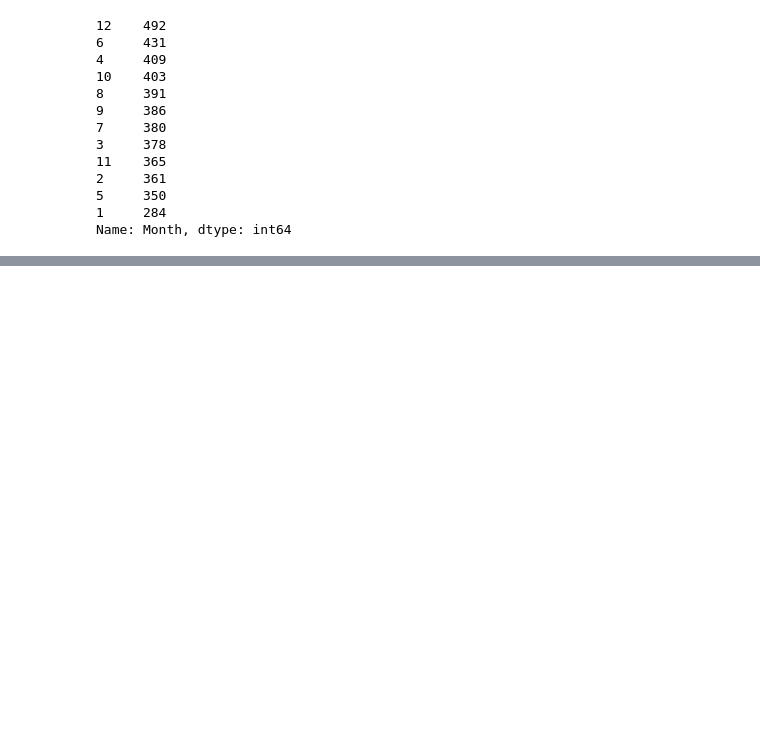
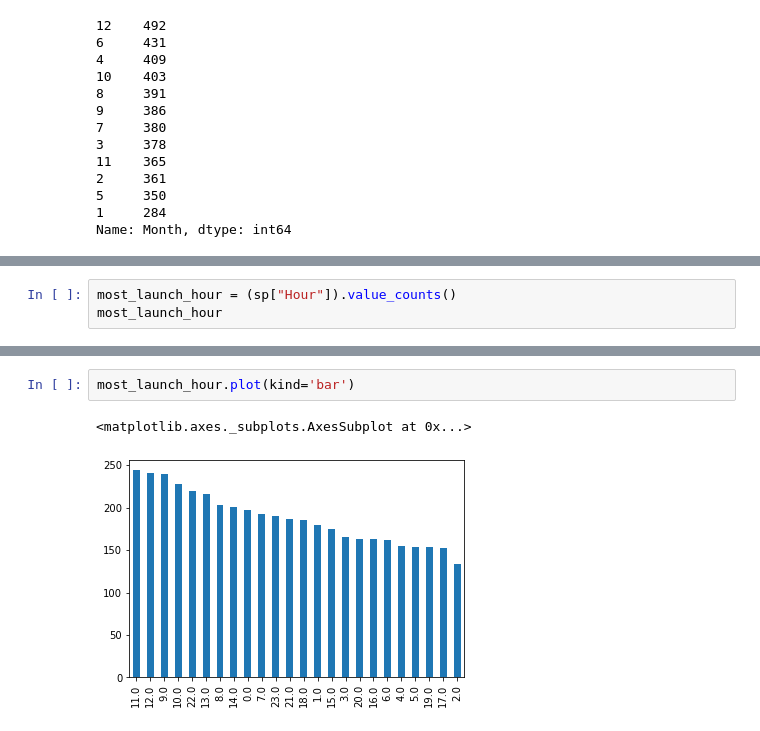
Before and after one commit to RahulRajdkp/MavenAnalytics, a Jupyter notebook: Space Missions/EDA_Space_dataset.ipynb, the cells around one changed output, grey strips where cells are left out. Cells and saved outputs as stored; diff of their text form; blank space fills up the shorter version.

```diff
--- a/Space Missions/EDA_Space_dataset.ipynb
+++ b/Space Missions/EDA_Space_dataset.ipynb
@@ -515,0 +570,3 @@ Name: Month, dtype: int64
+# %%
+most_launch_hour = (sp["Hour"]).value_counts()
+most_launch_hour
@@ -515,0 +591,5 @@ Name: Month, dtype: int64
+# %%
+most_launch_hour.plot(kind='bar')
+# %% [output]
+<matplotlib.axes._subplots.AxesSubplot at 0x...>
+[figure, added]
```
Also changed, not shown: parts of 55 cells of this notebook.
